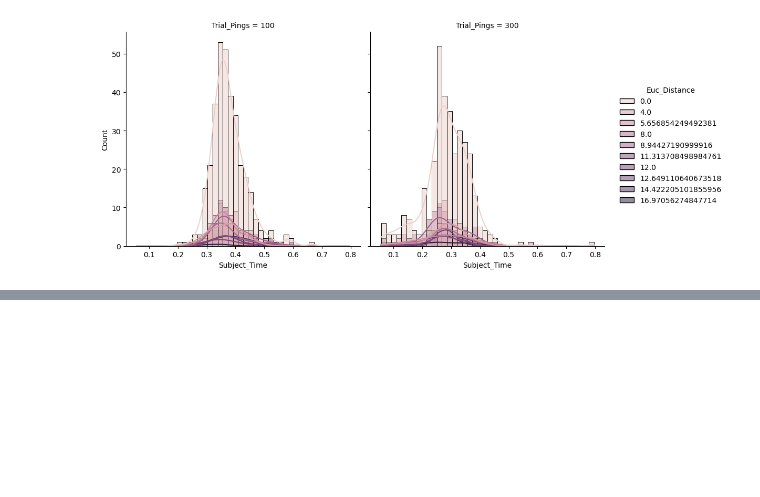
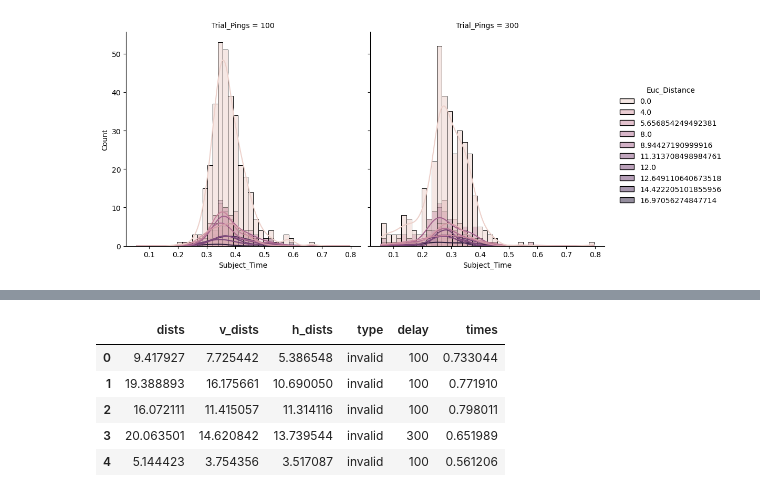
Before and after one commit to kadirberatyildirim/Neuroscience-Projects, a Jupyter notebook: attention_project/analysis.ipynb, the cells around one changed output, grey strips where cells are left out. Saved outputs shown, nothing was run; the diff lists cells and outputs as text; code cells hidden in the pictures; blank space fills up the shorter version.

```diff
--- a/attention_project/analysis.ipynb
+++ b/attention_project/analysis.ipynb
@@ -84,0 +124,18 @@ ValueError: Could not interpret value `Trial_Ping` for parameter `hue`
+# %%
+times = []
+for i in range(1280):
+    base_value = np.random.normal(0.325, 0.025)
+    if df['type'][i] == 'invalid': base_value += df['dists'][i]*10**(-2)
+    if df['delay'][i] == 100: base_value += np.random.normal(0.25, 0.0333)
+    elif df['delay'][i] == 300: base_value += np.random.normal(0.15, 0.0333)
+
+    times.append(base_value)
+df['times'] = times
+df.head()
+# %% [output]
+|  | dists | v_dists | h_dists | type | delay | times |
+| 0 | 9.417927 | 7.725442 | 5.386548 | invalid | 100 | 0.733044 |
+| 1 | 19.388893 | 16.175661 | 10.690050 | invalid | 100 | 0.771910 |
+| 2 | 16.072111 | 11.415057 | 11.314116 | invalid | 100 | 0.798011 |
+| 3 | 20.063501 | 14.620842 | 13.739544 | invalid | 300 | 0.651989 |
+| 4 | 5.144423 | 3.754356 | 3.517087 | invalid | 100 | 0.561206 |
```
Also changed, not shown: parts of 8 cells of this notebook, 1 other file.
